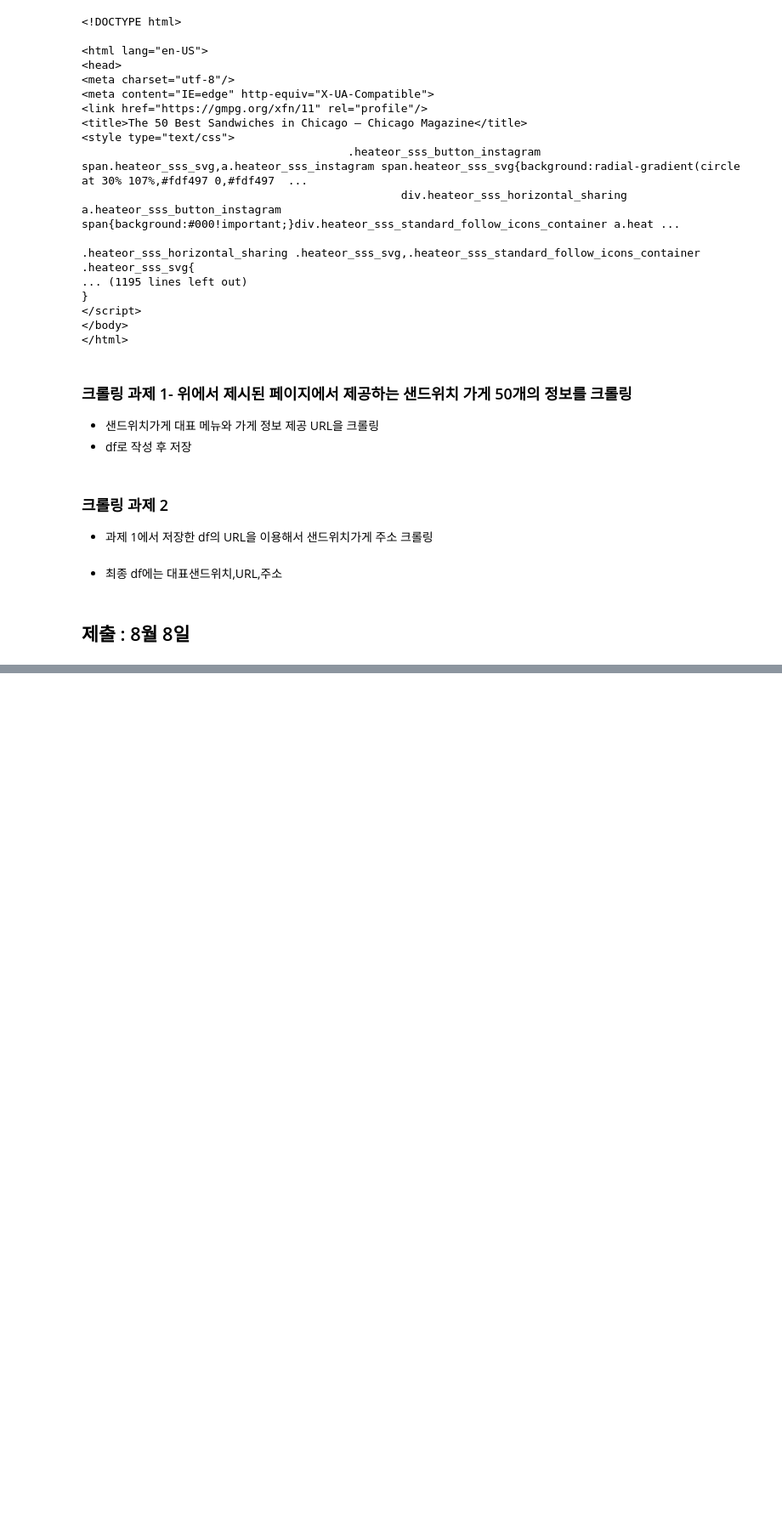
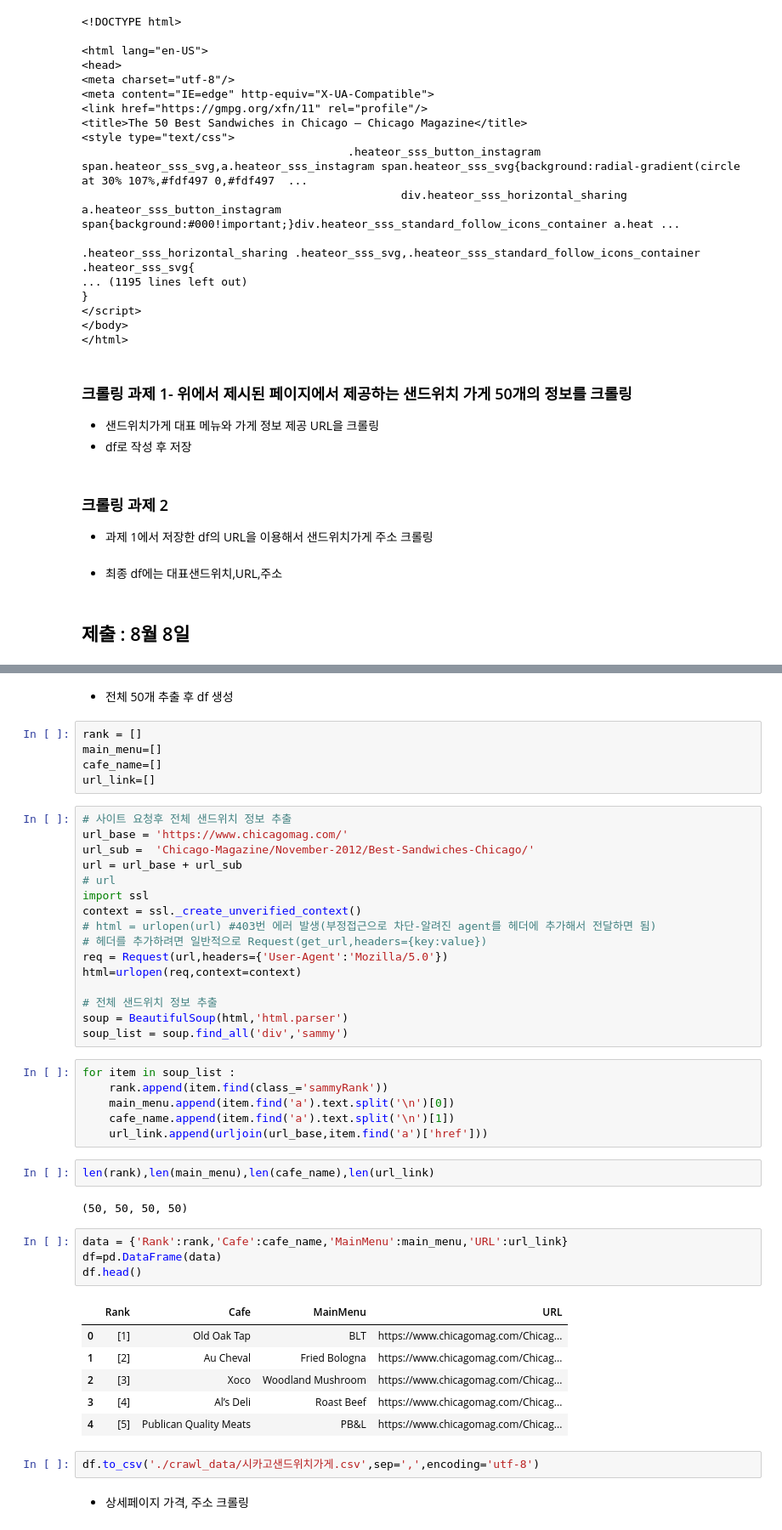
Before and after one commit to seojeon9/MultiCampus, a Jupyter notebook: PythonEx/ch07_웹data수집/크롤링_최종과제.ipynb, the cells around one changed output, grey strips where cells are left out. Shown at 85% size. Drawn from its saved outputs; the diff is of its cells as text; blank space fills up the shorter version.

```diff
--- a/PythonEx/ch07_웹data수집/크롤링_최종과제.ipynb
+++ b/PythonEx/ch07_웹data수집/크롤링_최종과제.ipynb
@@ -54,0 +87,48 @@ soup
+# %% [markdown]
+- 전체 50개 추출 후 df 생성
+# %%
+rank = []
+main_menu=[]
+cafe_name=[]
+url_link=[]
+# %%
+# 사이트 요청후 전체 샌드위치 정보 추출
+url_base = 'https://www.chicagomag.com/'
+url_sub =  'Chicago-Magazine/November-2012/Best-Sandwiches-Chicago/'
+url = url_base + url_sub
+# url
+import ssl
+context = ssl._create_unverified_context()
+# html = urlopen(url) #403번 에러 발생(부정접근으로 차단-알려진 agent를 헤더에 추가해서 전달하면 됨)
+# 헤더를 추가하려면 일반적으로 Request(get_url,headers={key:value})
+req = Request(url,headers={'User-Agent':'Mozilla/5.0'})
+html=urlopen(req,context=context)
+
+# 전체 샌드위치 정보 추출
+soup = BeautifulSoup(html,'html.parser')
+soup_list = soup.find_all('div','sammy')
+# %%
+for item in soup_list :
+    rank.append(item.find(class_='sammyRank'))
+    main_menu.append(item.find('a').text.split('\n')[0])
+    cafe_name.append(item.find('a').text.split('\n')[1])
+    url_link.append(urljoin(url_base,item.find('a')['href']))
+# %%
+len(rank),len(main_menu),len(cafe_name),len(url_link)
+# %% [output]
+(50, 50, 50, 50)
+# %%
+data = {'Rank':rank,'Cafe':cafe_name,'MainMenu':main_menu,'URL':url_link}
+df=pd.DataFrame(data)
+df.head()
+# %% [output]
+|  | Rank | Cafe | MainMenu | URL |
+| 0 | [1] | Old Oak Tap | BLT | https://www.chicagomag.com/Chicag... |
+| 1 | [2] | Au Cheval | Fried Bologna | https://www.chicagomag.com/Chicag... |
+| 2 | [3] | Xoco | Woodland Mushroom | https://www.chicagomag.com/Chicag... |
+| 3 | [4] | Al’s Deli | Roast Beef | https://www.chicagomag.com/Chicag... |
+| 4 | [5] | Publican Quality Meats | PB&L | https://www.chicagomag.com/Chicag... |
+# %%
+df.to_csv('./crawl_data/시카고샌드위치가게.csv',sep=',',encoding='utf-8')
+# %% [markdown]
+- 상세페이지 가격, 주소 크롤링
```
Also changed, not shown: parts of 23 cells of this notebook, 2 other files.
